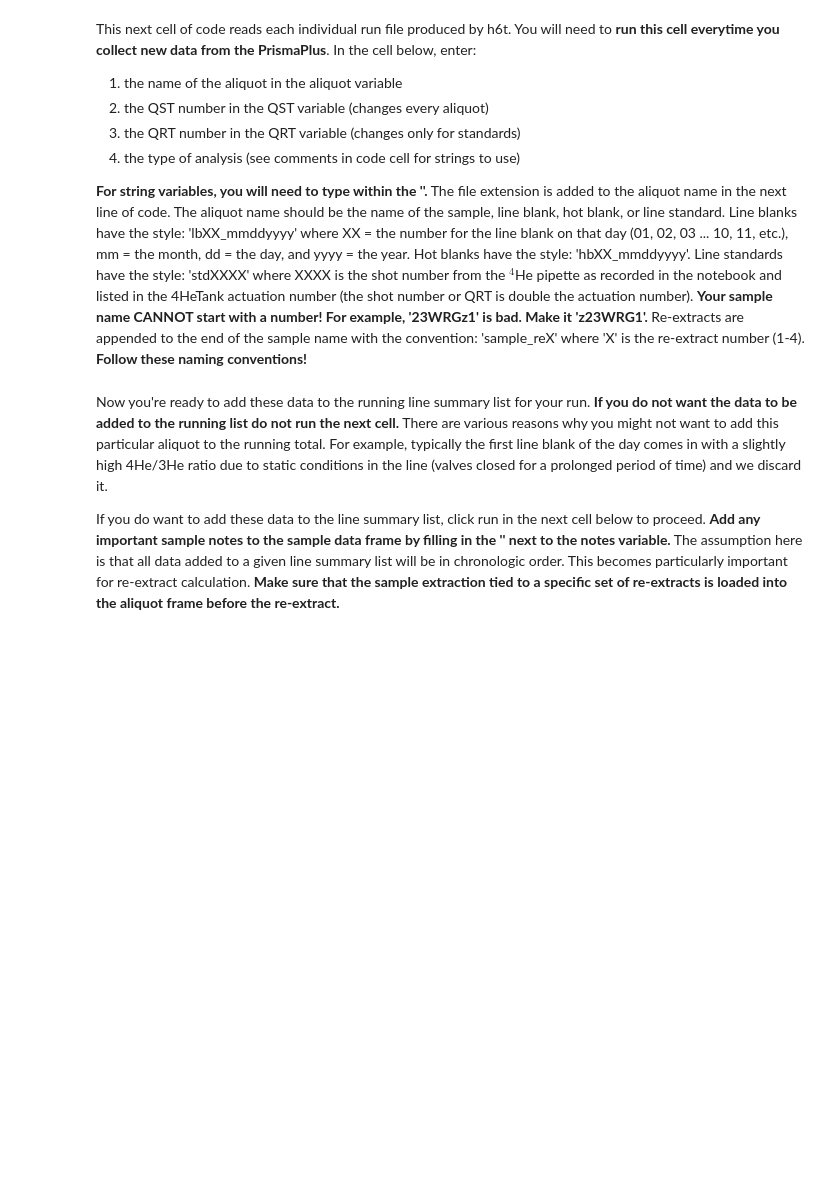
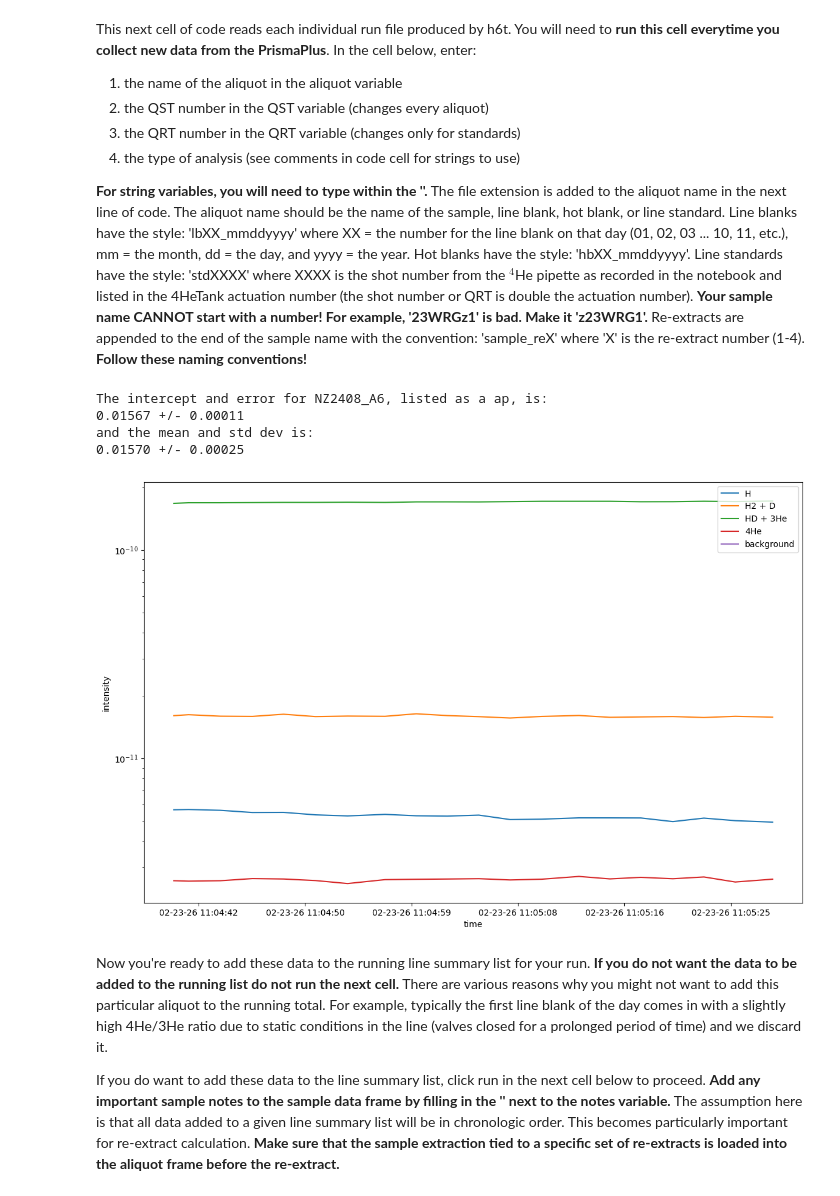
Before and after one commit to wrguenthner/HAL_data, a Jupyter notebook: projects_2026/MH26_NZ/He_line_calc_MH26_NZ.ipynb, the cells around one changed output. Cells and saved outputs as stored; diff of their text form; code cells hidden in the pictures; blank space fills up the shorter version.

```diff
--- a/projects_2026/MH26_NZ/He_line_calc_MH26_NZ.ipynb
+++ b/projects_2026/MH26_NZ/He_line_calc_MH26_NZ.ipynb
@@ -89,10 +89,10 @@ __For string variables, you will need to type within the ''.__ The file extensio
 #for the aliquot type use:
 #'lb' for line blank, 'hb' for hot blank, 'std' for standard, 'zirc' for zircon, 'ap' for apatite
 
-aliquot = 'std2051'
-aliquot_type = 'std'
-QST = 12678
-QRT = 2051
+aliquot = 'NZ2408_A6'
+aliquot_type = 'ap'
+QST = 12508
+QRT = 2028
 
 #finding the file
 file_name_list = os.listdir('.')
@@ -171,33 +171,39 @@ if aliquot[-4:-1] == '_re':
 
         #find the nearest (in time) hot blank
         if aliquot_frame.aliquot_type[i] == 'hb' and abs(aliquot_frame.time_of_collection[i] - aliquot_time) < hb_time_diff:
             closest_hb = aliquot_frame.intercept[i]
             hb_time_diff = abs(aliquot_frame.time_of_collection[i] - aliquot_time)
 
     reextract_percent = 100 * (intercept - closest_hb)/(aliquot_total - aliquot_extractions * closest_hb)
 
     print('The percent of this re-extract from the total gas release so far is: {0:.2f}'.format(reextract_percent))
 
 #show graph of masses through time
 seconds_list = []
 for i in range(len(Prisma_data_array[:,1])):
     time_since_epoch = datetime.fromtimestamp(Prisma_data_array[i,1])
     seconds_list.append(mdate.date2num(time_since_epoch))
 date_fmt = '%m-%d-%y %H:%M:%S'
 date_formatter = mdate.DateFormatter(date_fmt)
 
 plt.figure(figsize = (14,9))
 plt.ylabel('intensity')
 plt.yscale('log')
 plt.xlabel('time')
 plt.plot(seconds_list, Prisma_data_array[:,2], label = 'H')
 plt.plot(seconds_list, Prisma_data_array[:,3], label = 'H2 + D')
 plt.plot(seconds_list, Prisma_data_array[:,4], label = 'HD + 3He')
 plt.plot(seconds_list, Prisma_data_array[:,5], label = '4He')
 plt.plot(seconds_list, Prisma_data_array[:,6], label = 'background')
 plt.gca().xaxis.set_major_formatter(date_formatter)
 plt.legend()
 plt.show()
+# %% [output]
+The intercept and error for NZ2408_A6, listed as a ap, is:
+0.01567 +/- 0.00011
+and the mean and std dev is:
+0.01570 +/- 0.00025
+[figure, added]
 # %% [markdown]
 Now you're ready to add these data to the running line summary list for your run. __If you do not want the data to be added to the running list do not run the next cell.__ There are various reasons why you might not want to add this particular aliquot to the running total. For example, typically the first line blank of the day comes in with a slightly high 4He/3He ratio due to static conditions in the line (valves closed for a prolonged period of time) and we discard it.
 
```
Also changed, not shown: parts of 2 cells of this notebook, 3 other files.
